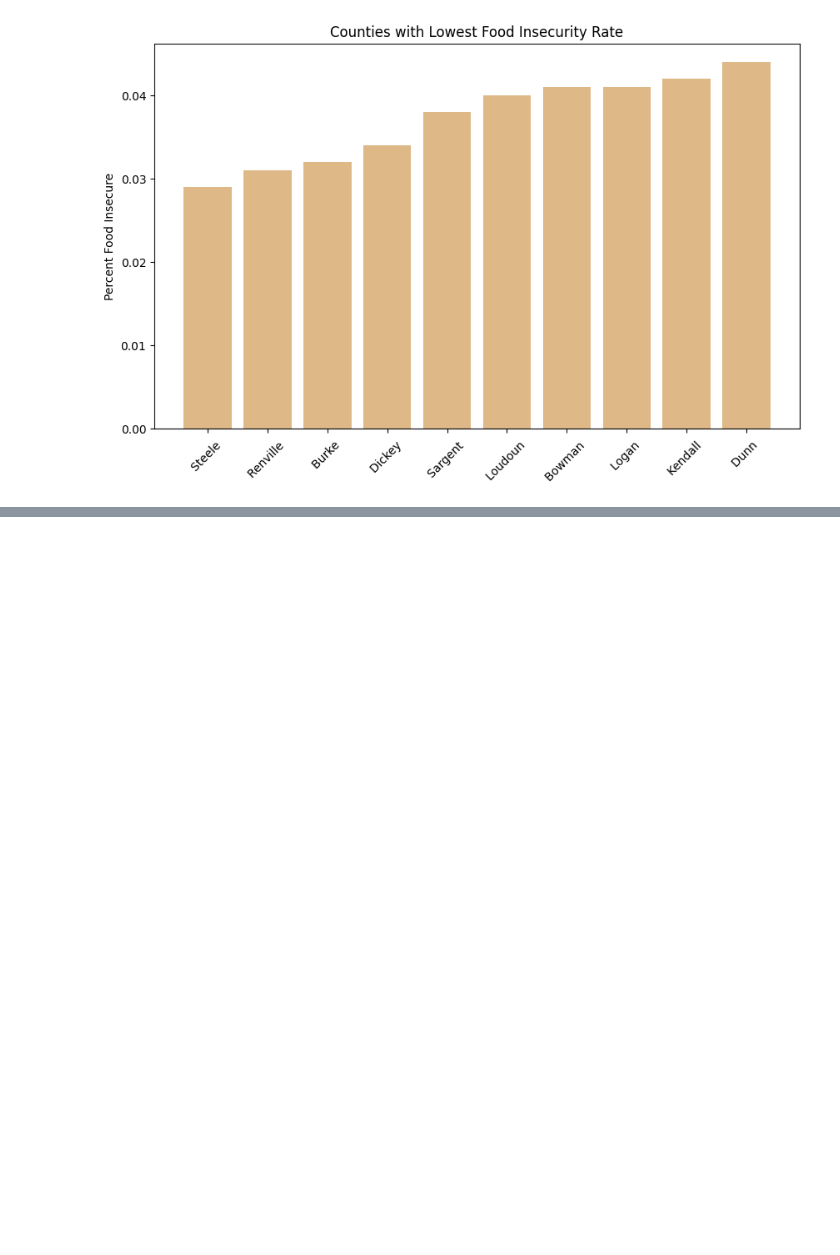
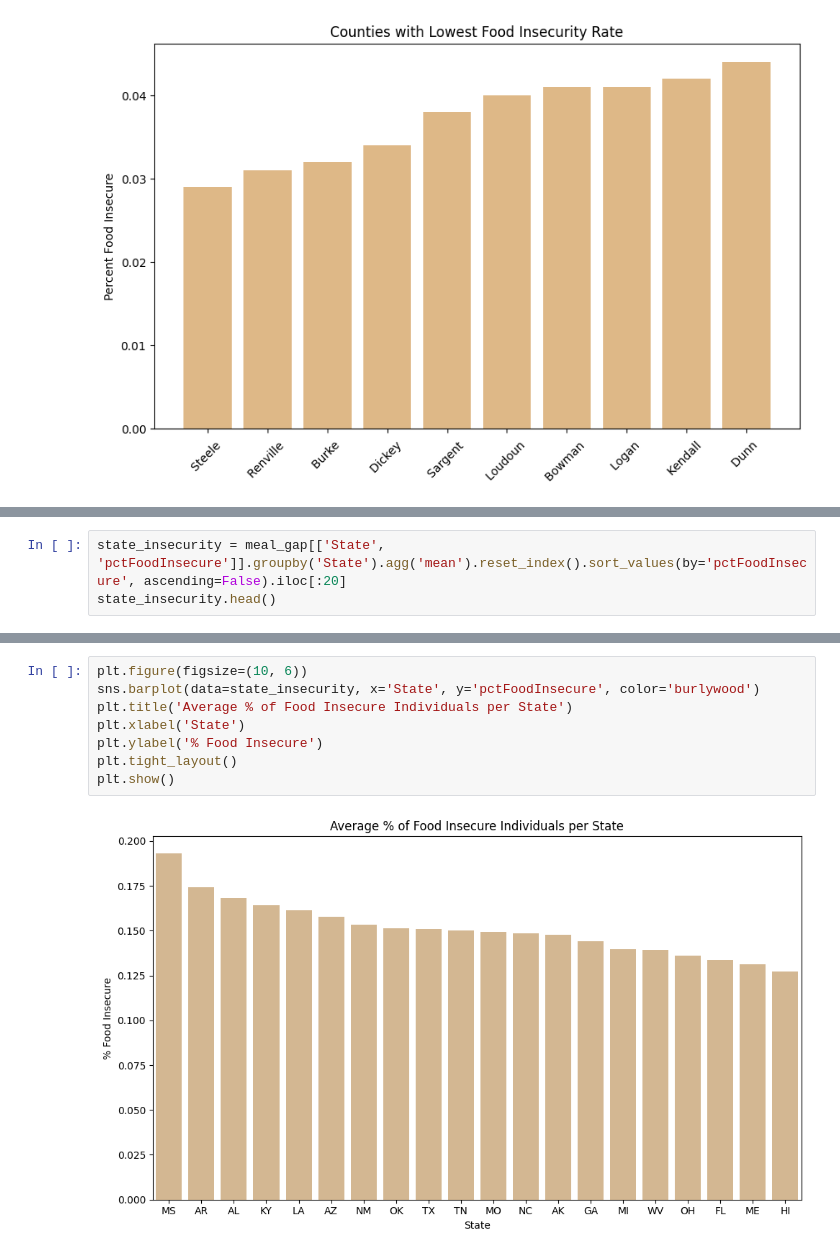
Before and after one commit to LaraTerpetschnig/Canaries, a Jupyter notebook: notebooks/bar_graph.ipynb, the cells around one changed output, grey strips where cells are left out. Cells and saved outputs as stored; diff of their text form; blank space fills up the shorter version.

Commit message:
combine bar graphs

```diff
--- a/notebooks/bar_graph.ipynb
+++ b/notebooks/bar_graph.ipynb
@@ -96,0 +102,3 @@ plt.show()
+# %%
+state_insecurity = meal_gap[['State', 'pctFoodInsecure']].groupby('State').agg('mean').reset_index().sort_values(by='pctFoodInsecure', ascending=False).iloc[:20]
+state_insecurity.head()
@@ -96,0 +112,10 @@ plt.show()
+# %%
+plt.figure(figsize=(10, 6))
+sns.barplot(data=state_insecurity, x='State', y='pctFoodInsecure', color='burlywood')
+plt.title('Average % of Food Insecure Individuals per State')
+plt.xlabel('State')
+plt.ylabel('% Food Insecure')
+plt.tight_layout()
+plt.show()
+# %% [output]
+[figure, added]
```
Also changed, not shown: parts of 7 cells of this notebook, 1 other file.
